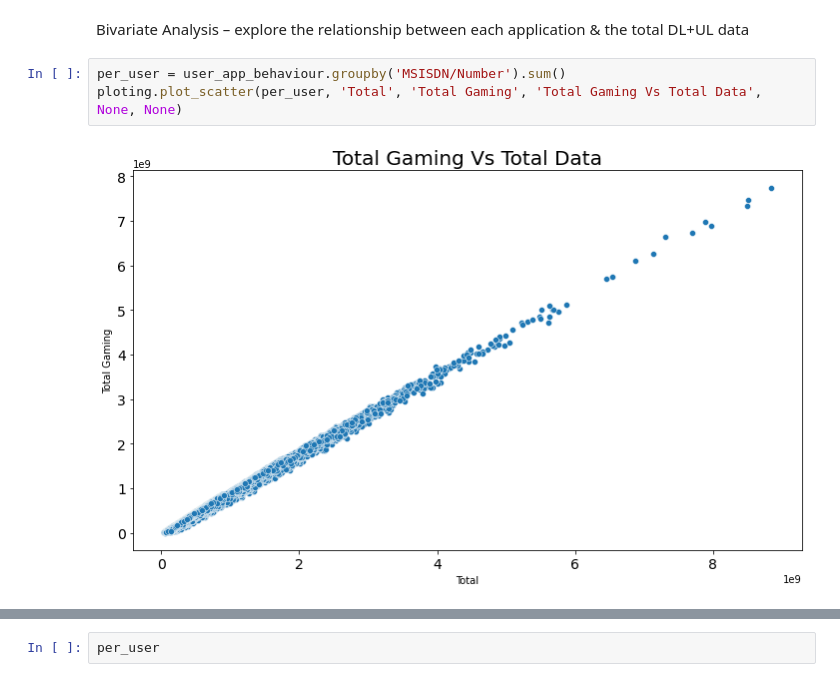
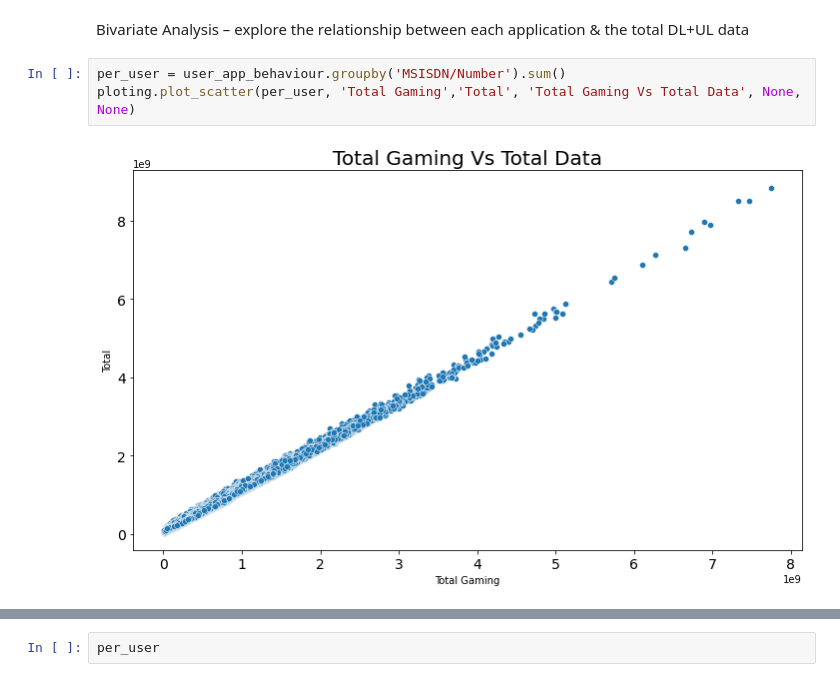
Before and after one commit to tadesse381/Telecommunication_Data_Analysis, a Jupyter notebook: notebooks/User_Data_Analytics_in_the_Telecommunication.ipynb, the cells around one changed output, grey strips where cells are left out. Saved outputs shown, nothing was run; the diff lists cells and outputs as text.

```diff
--- a/notebooks/User_Data_Analytics_in_the_Telecommunication.ipynb
+++ b/notebooks/User_Data_Analytics_in_the_Telecommunication.ipynb
@@ -373,6 +395,6 @@ ploting.hist(user_app_behaviour, 'Total Social Media', 'red')
 Bivariate Analysis – explore the relationship between each application & the total DL+UL data
 # %%
 per_user = user_app_behaviour.groupby('MSISDN/Number').sum()
-ploting.plot_scatter(per_user, 'Total', 'Total Gaming', 'Total Gaming Vs Total Data', None, None)
+ploting.plot_scatter(per_user, 'Total Gaming','Total', 'Total Gaming Vs Total Data', None, None)
 # %% [output]
-[figure, old version]
+[figure, new version]
```
Also changed, not shown: parts of 23 cells of this notebook, 2 other files.
